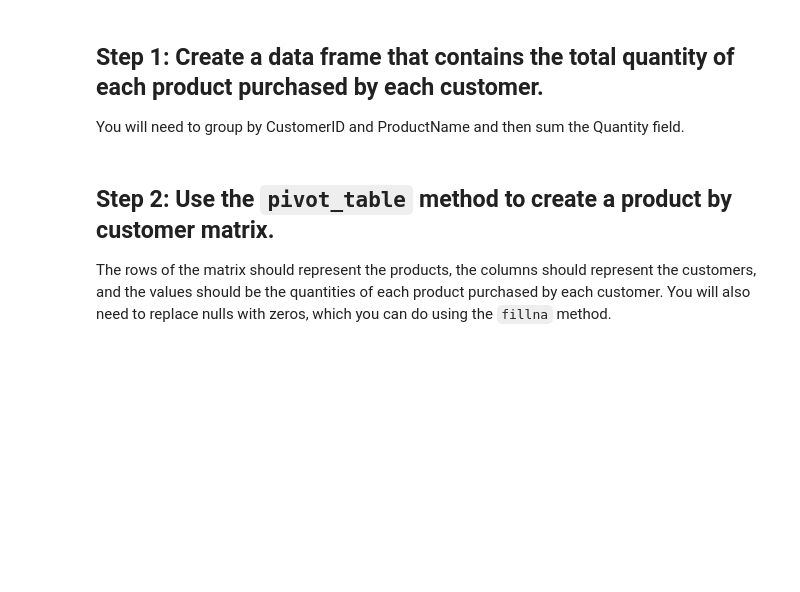
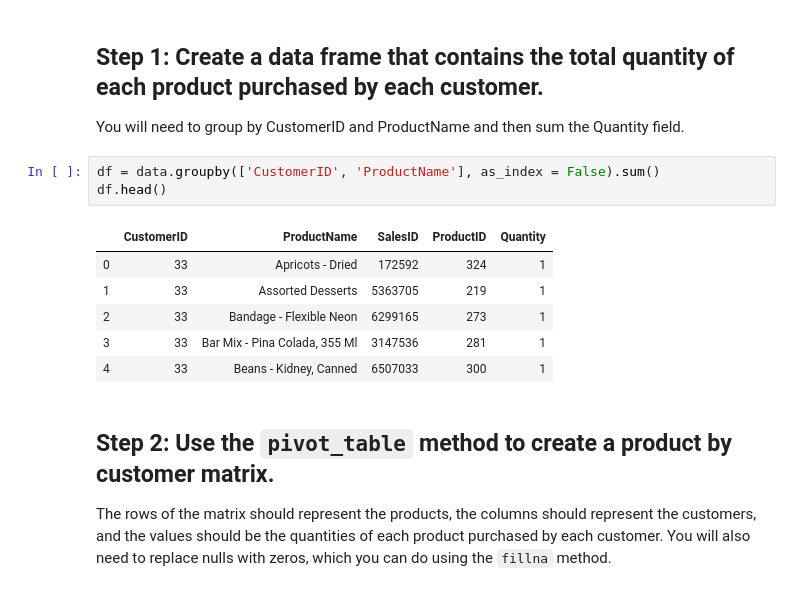
Before and after one commit to ta-datapt-bcn/lab-intro-recommender-systems, a Jupyter notebook: your-code/main.ipynb, the cells around one changed output. Cells and saved outputs as stored; diff of their text form; blank space fills up the shorter version.

```diff
--- a/your-code/main.ipynb
+++ b/your-code/main.ipynb
@@ -15,6 +22,16 @@ data.head()
 ## Step 1: Create a data frame that contains the total quantity of each product purchased by each customer.
 
 You will need to group by CustomerID and ProductName and then sum the Quantity field.
+# %%
+df = data.groupby(['CustomerID', 'ProductName'], as_index = False).sum()
+df.head()
+# %% [output]
+|  | CustomerID | ProductName | SalesID | ProductID | Quantity |
+| 0 | 33 | Apricots - Dried | 172592 | 324 | 1 |
+| 1 | 33 | Assorted Desserts | 5363705 | 219 | 1 |
+| 2 | 33 | Bandage - Flexible Neon | 6299165 | 273 | 1 |
+| 3 | 33 | Bar Mix - Pina Colada, 355 Ml | 3147536 | 281 | 1 |
+| 4 | 33 | Beans - Kidney, Canned | 6507033 | 300 | 1 |
 # %% [markdown]
 ## Step 2: Use the `pivot_table` method to create a product by customer matrix.
 
```
Also changed, not shown: parts of 16 cells of this notebook.
